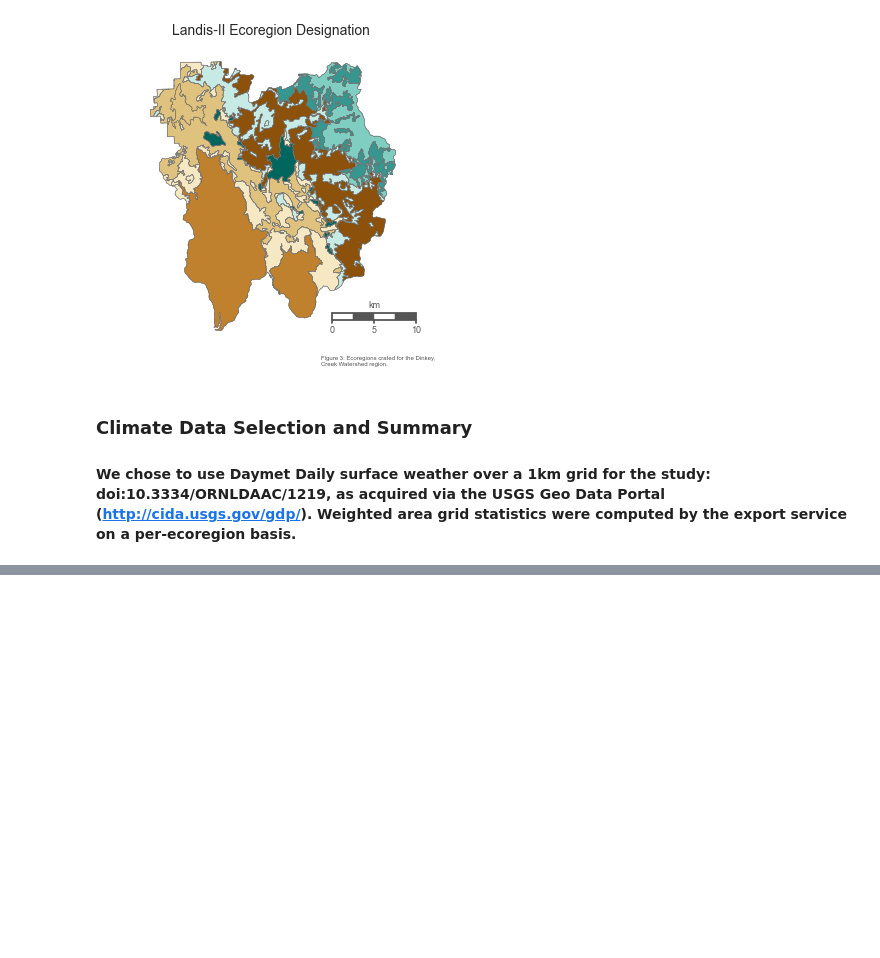
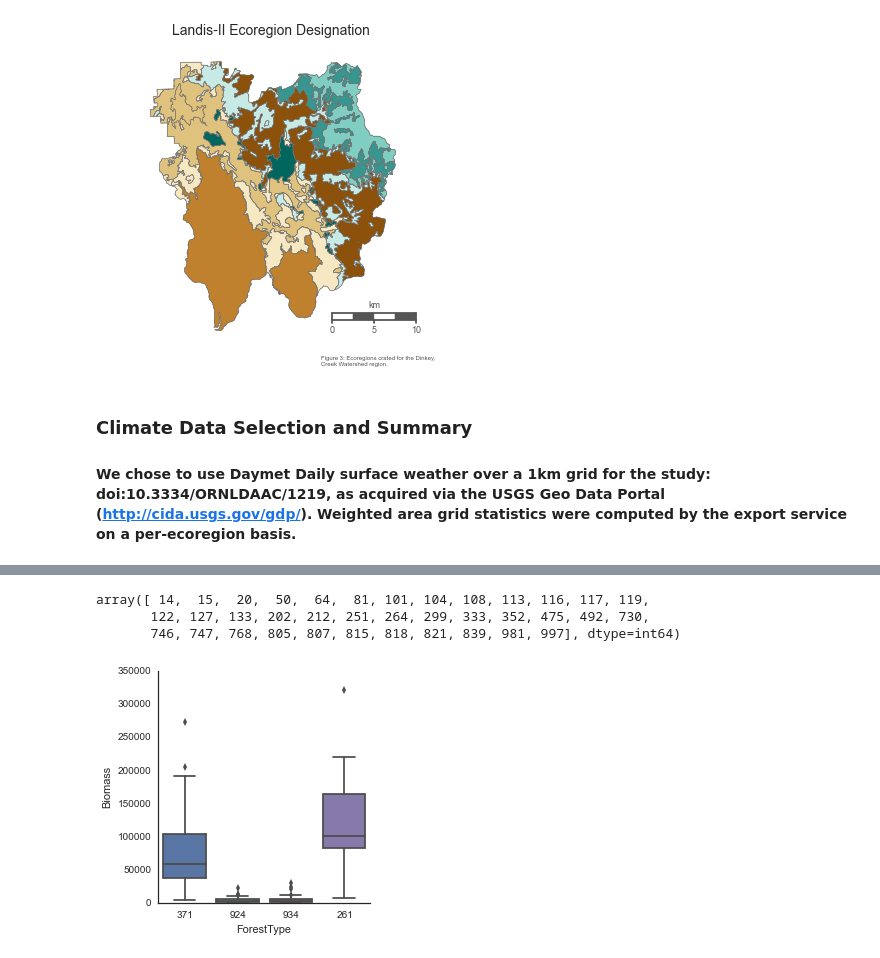
Before and after one commit to djkrofch/edulis, a Jupyter notebook: iPython_Notebooks/Dinkey_Creek/DinkeyCreek.ipynb, the cells around one changed output, grey strips where cells are left out. Saved outputs shown, nothing was run; the diff lists cells and outputs as text; code cells hidden in the pictures; blank space fills up the shorter version.

```diff
--- a/iPython_Notebooks/Dinkey_Creek/DinkeyCreek.ipynb
+++ b/iPython_Notebooks/Dinkey_Creek/DinkeyCreek.ipynb
@@ -238,0 +317,48 @@ plt.show()
+# %%
+# Strategy for computing a per plot biomass estimate is to loop through each plot which came out of the
+# subsetting process above, and within it sum up the above ground tree biomass (CARBON_AG) field for the
+# plot. Also calculate the variance for each plot, and create a new dataframe which consists of the forest type,
+# AGB, and AGB_var.
+biomass = []
+biomassVar = []
+plotnum = []
+forestType = []
+lat = []
+lon = []
+# Generate per plot biomass dataframe -- stratified by forest type
+for thisplot in np.unique(toUseTREES.PLOT_ID):
+    if len(toUseFIA[toUseFIA.PLOT_ID == thisplot]) == 1:
+        plotnum.append(thisplot)
+        biomass.append(toUseTREES[toUseTREES.PLOT_ID == thisplot].CARBON_AG.sum())
+        biomassVar.append(toUseTREES[toUseTREES.PLOT_ID == thisplot].CARBON_AG.std())
+        forestType.append(np.unique(toUseFIA[toUseFIA.PLOT_ID == thisplot].FORTYPCD))
+        lat.append(np.unique(plotsubsetLL[plotsubsetLL.PLOT_ID == thisplot].LAT))
+PlotTotalBiomass = pd.DataFrame(dict(PlotNum = plotnum, Lat = lat, ForestType = forestType,
+                                     Biomass = biomass, BiomassVar = biomassVar))
+PlotTotalBiomass.ForestType = PlotTotalBiomass.ForestType.astype(int)
+
+# Create a similar data frame, but for individual species codes
+biomass = []
+biomassVar = []
+speciesCode = []
+forestType = []
+lat = []
+lon = []
+# Generate per plot biomass dataframe -- stratified by forest type
+for thisSpecies in np.unique(toUseTREES.SPCD):
+    speciesCode.append(thisSpecies)
+    biomass.append(toUseTREES[toUseTREES.SPCD == thisSpecies].CARBON_AG.sum())
+    biomassVar.append(toUseTREES[toUseTREES.SPCD == thisSpecies].CARBON_AG.std())
+SpeceistTotalBiomass = pd.DataFrame(dict(SpeciesCode = speciesCode, Biomass = biomass,
+                                         BiomassVar = biomassVar))
+# %%
+np.unique(toUseTREES.SPCD)
+# %% [output]
+array([ 14,  15,  20,  50,  64,  81, 101, 104, 108, 113, 116, 117, 119,
+       122, 127, 133, 202, 212, 251, 264, 299, 333, 352, 475, 492, 730,
+       746, 747, 768, 805, 807, 815, 818, 821, 839, 981, 997], dtype=int64)
+# %%
+sns.factorplot("ForestType", y="Biomass", data=PlotTotalBiomass, kind="box")
+sns.set_style('white')
+# %% [output]
+[figure, added]
```
Also changed, not shown: parts of 9 cells of this notebook.
